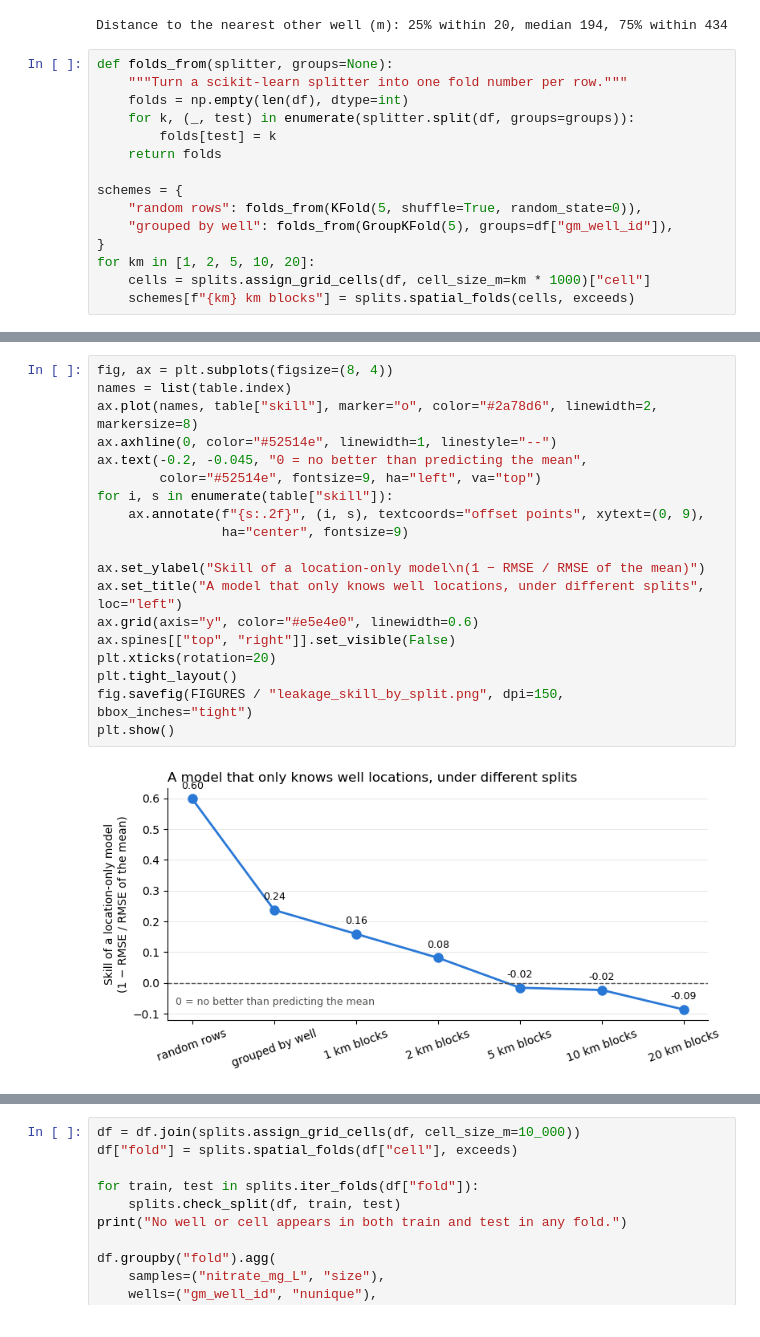
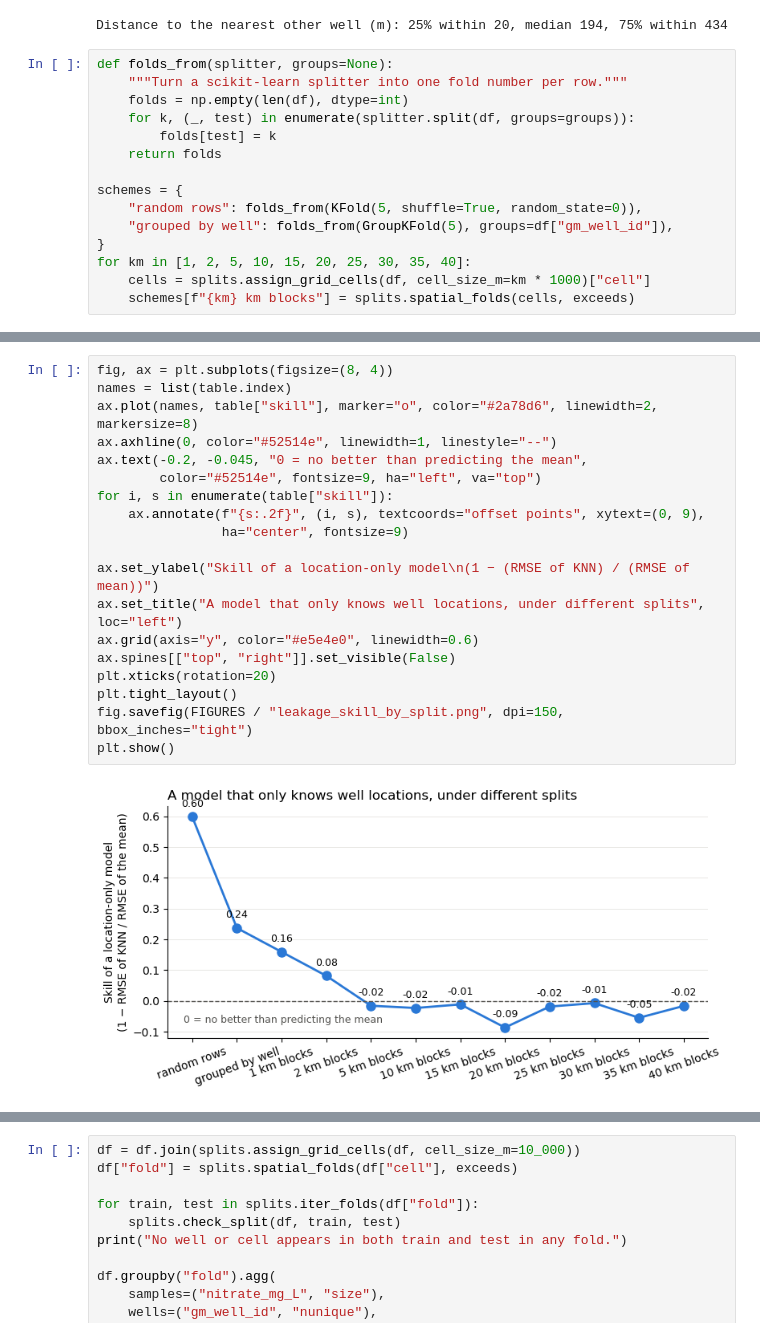
Before and after one commit to Erdos-Projects/fall-2026-infrastructure-placement, a Jupyter notebook: notebooks/evaluation/leakage_test.ipynb, the cells around one changed output, grey strips where cells are left out. Drawn from its saved outputs; the diff is of its cells as text.

Commit message:
Added larger grid sizes to notebooks/evaluation/leakage_test.ipynb to show that skill is approximately 0 as grid size increases past 5 km

```diff
--- a/notebooks/evaluation/leakage_test.ipynb
+++ b/notebooks/evaluation/leakage_test.ipynb
@@ -61,7 +61,7 @@ schemes = {
     "random rows": folds_from(KFold(5, shuffle=True, random_state=0)),
     "grouped by well": folds_from(GroupKFold(5), groups=df["gm_well_id"]),
 }
-for km in [1, 2, 5, 10, 20]:
+for km in [1, 2, 5, 10, 15, 20, 25, 30, 35, 40]:
     cells = splits.assign_grid_cells(df, cell_size_m=km * 1000)["cell"]
     schemes[f"{km} km blocks"] = splits.spatial_folds(cells, exceeds)
 # %%
@@ -79,24 +84,24 @@ table.round(3)
 # %%
 fig, ax = plt.subplots(figsize=(8, 4))
 names = list(table.index)
 ax.plot(names, table["skill"], marker="o", color="#2a78d6", linewidth=2, markersize=8)
 ax.axhline(0, color="#52514e", linewidth=1, linestyle="--")
 ax.text(-0.2, -0.045, "0 = no better than predicting the mean",
         color="#52514e", fontsize=9, ha="left", va="top")
 for i, s in enumerate(table["skill"]):
     ax.annotate(f"{s:.2f}", (i, s), textcoords="offset points", xytext=(0, 9),
                 ha="center", fontsize=9)
 
-ax.set_ylabel("Skill of a location-only model\n(1 − RMSE / RMSE of the mean)")
+ax.set_ylabel("Skill of a location-only model\n(1 − (RMSE of KNN) / (RMSE of mean))")
 ax.set_title("A model that only knows well locations, under different splits", loc="left")
 ax.grid(axis="y", color="#e5e4e0", linewidth=0.6)
 ax.spines[["top", "right"]].set_visible(False)
 plt.xticks(rotation=20)
 plt.tight_layout()
 fig.savefig(FIGURES / "leakage_skill_by_split.png", dpi=150, bbox_inches="tight")
 plt.show()
 # %% [output]
-[figure, old version]
+[figure, new version]
 # %% [markdown]
 - **Random rows / grouped by well:** location alone gives real skill. Grouping by well removes the same-well leak, but test wells still have training neighbours a few hundred metres away.
 - **5–10 km blocks:** skill ≈ 0, so local copying is gone. This matches the distance at which nitrate values stop being correlated (about 5–7.5 km).
```
Also changed, not shown: parts of 2 cells of this notebook, 3 other files.
